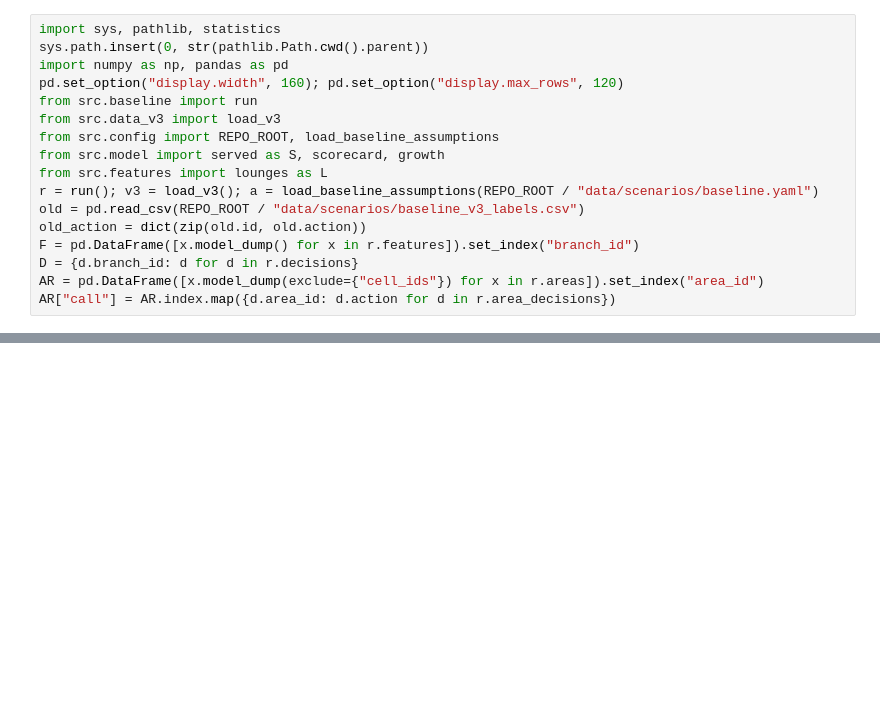
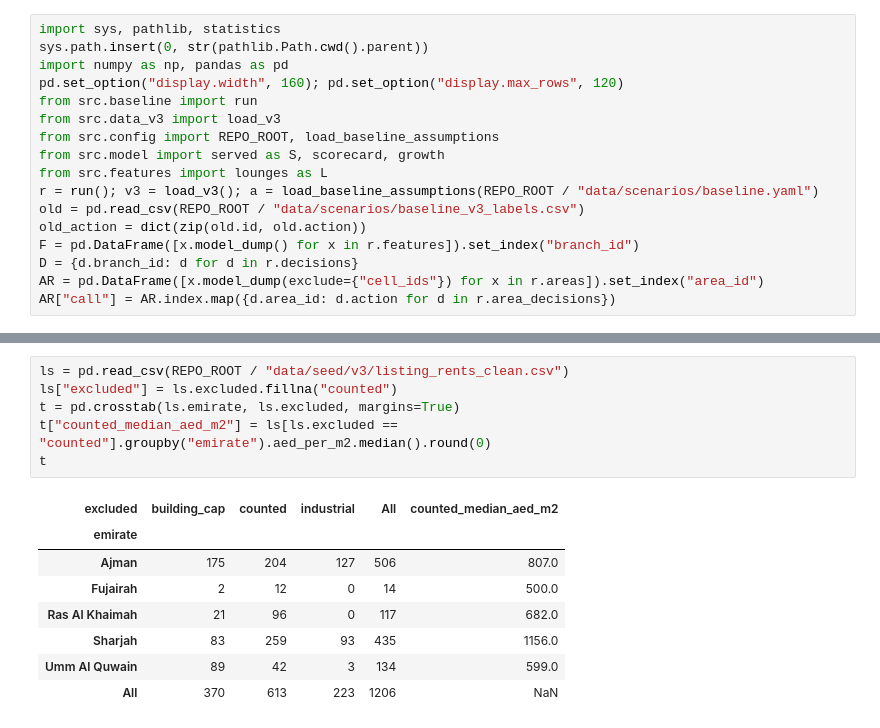
Before and after one commit to thenomadlad/2pz-ai-case-study, a Jupyter notebook: notebooks/rent.ipynb, the cells around one changed output, grey strips where cells are left out. Drawn from its saved outputs; the diff is of its cells as text; blank space fills up the shorter version.

```diff
--- a/notebooks/rent.ipynb
+++ b/notebooks/rent.ipynb
@@ -52 +138,16 @@ DLD areas file columns: ['area', 'contracts', 'median_rent_m2', 'lat', 'lng', 'm
+# %%
+ls = pd.read_csv(REPO_ROOT / "data/seed/v3/listing_rents_clean.csv")
+ls["excluded"] = ls.excluded.fillna("counted")
+t = pd.crosstab(ls.emirate, ls.excluded, margins=True)
+t["counted_median_aed_m2"] = ls[ls.excluded == "counted"].groupby("emirate").aed_per_m2.median().round(0)
+t
+# %% [output]
+| excluded | building_cap | counted | industrial | All | counted_median_aed_m2 |
+| emirate |  |  |  |  |  |
+| Ajman | 175 | 204 | 127 | 506 | 807.0 |
+| Fujairah | 2 | 12 | 0 | 14 | 500.0 |
+| Ras Al Khaimah | 21 | 96 | 0 | 117 | 682.0 |
+| Sharjah | 83 | 259 | 93 | 435 | 1156.0 |
+| Umm Al Quwain | 89 | 42 | 3 | 134 | 599.0 |
+| All | 370 | 613 | 223 | 1206 | NaN |
 # %% [markdown]
```
Also changed, not shown: parts of 25 cells of this notebook, 12 other files.
